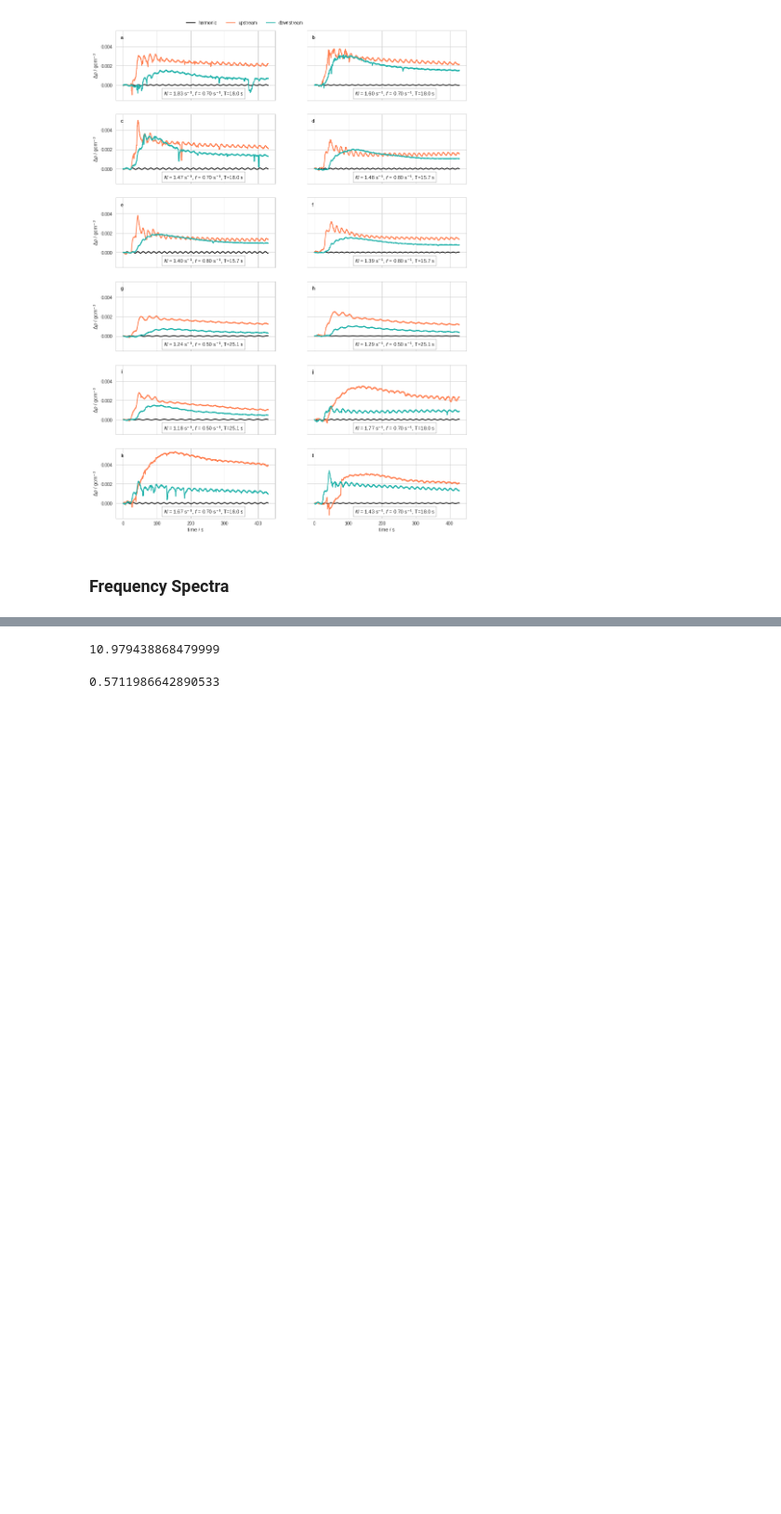
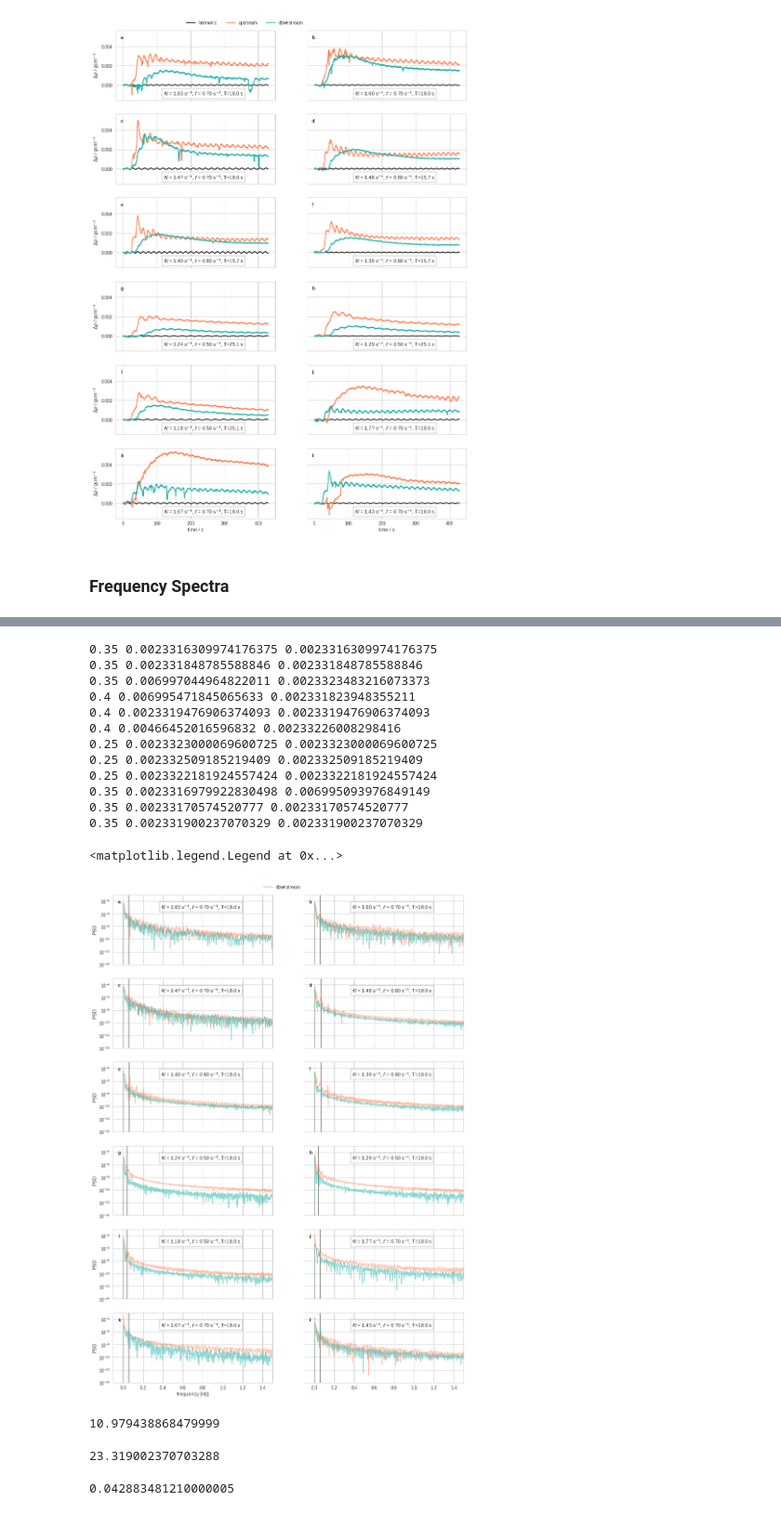
Before and after one commit to UBC-MOAD/MultipleCanyons, a Jupyter notebook: lab/Conduino/notebooks/Oscillations_II.ipynb, the cells around one changed output, grey strips where cells are left out. Shown at 93% size. Cells and saved outputs as stored; diff of their text form; code cells hidden in the pictures; blank space fills up the shorter version.

```diff
--- a/lab/Conduino/notebooks/Oscillations_II.ipynb
+++ b/lab/Conduino/notebooks/Oscillations_II.ipynb
@@ -312,8 +315,78 @@ ax1.legend(ncol=3,bbox_to_anchor=(0,1.2))
+# %%
+sns.set_style('whitegrid')
+fig, ((ax0,ax1),(ax2,ax3),(ax4,ax5),(ax6,ax7),(ax8,ax9),(ax10,ax11)) = plt.subplots(6, 2, figsize=(14,20),
+                                                                                    sharey=True, sharex=True)
+axs = [ax0,ax1,ax2,ax3,ax4,ax5,ax6,ax7,ax8,ax9,ax10,ax11]
+panel_labels = ['a','b','c','d','e','f','g','h','i','j','k','l']
+rho0=998.5
+g = 9.81
+for exp, kk, ax, pan_lab in zip(exp_dicts, range(exp_num), axs, panel_labels):
+    for ii,col in zip(range(len(exp['run_files'])),colors):
+        filepath = exp['dir']+exp['run_files'][ii]
+        mat = sio.loadmat(filepath, squeeze_me=True)
+        P1 = mat['ch1']
+        P2 = mat['ch2']
+        dt = mat['dt']
+        time = mat['time']
+        if exp['calibration']=='09Aug19':
+            dens1 = ctools.densANK1_09Aug19(P1)
+            dens2 = ctools.densANK2_09Aug19(P2)
+        else:
+            dens1 = ctools.densANK1_17Aug19(P1)
+            dens2 = ctools.densANK2_17Aug19(P2)
+
+        N =((g/rho0)*((1000*exp["rho_sb"][ii]-1000*exp["rho_top"][ii])/(exp["hsb"]*0.01)))**0.5
+        f0 = (exp["fo"]/2)/(2*np.pi) # f/2 is omega, table speed in rad/s, /2pi to get rid of rad
+        samp_freq = len(time)/np.max(time) # Hz
+        ax.axvline(f0,color='0.5')
+
+        freq_per, Pxx_den_per = signal.periodogram(dens1-dens1[0], samp_freq,detrend='constant')
+        freq_per2, Pxx_den_per2 = signal.periodogram(dens2-dens2[0], samp_freq,detrend='constant')
+
+        print(exp["fo"]/2,(freq_per[np.argmax(Pxx_den_per)]),(freq_per2[np.argmax(Pxx_den_per2)]))
+        ax.semilogy(freq_per, Pxx_den_per, color='coral', alpha=0.5)
+        ax.semilogy(freq_per2, Pxx_den_per2,color='lightseagreen', label='downstream', alpha=0.5)
+
+
+
+        ax.text(0.3,0.8,'$N$ = %1.2f s$^{-1}$, $f$ = %1.2f s$^{-1}$, T=%1.1f s' \
+                %(N,exp["fo"],inertial_period), transform=ax.transAxes,fontsize=11,
+                bbox=dict(facecolor='white', alpha=1) )
+        ax.text(0.03,0.88, pan_lab, fontweight='bold', transform=ax.transAxes)
+        ax.set_ylim(1E-14,1E-3)
+        ax.set_xlim(-0.1,1.5)
+for ax in [ax0,ax2,ax4,ax6,ax8, ax10]:
+    ax.set_ylabel('PSD')
+
+ax10.set_xlabel('frequency [Hz]')
+
+ax1.legend(ncol=3,bbox_to_anchor=(0,1.2))
+# %% [output]
+0.35 0.0023316309974176375 0.0023316309974176375
+0.35 0.002331848785588846 0.002331848785588846
+0.35 0.006997044964822011 0.0023323483216073373
+0.4 0.006995471845065633 0.002331823948355211
+0.4 0.0023319476906374093 0.0023319476906374093
+0.4 0.00466452016596832 0.00233226008298416
+0.25 0.0023323000069600725 0.0023323000069600725
+0.25 0.002332509185219409 0.002332509185219409
+0.25 0.0023322181924557424 0.0023322181924557424
+0.35 0.0023316979922830498 0.006995093976849149
+0.35 0.00233170574520777 0.00233170574520777
+0.35 0.002331900237070329 0.002331900237070329
+<matplotlib.legend.Legend at 0x...>
+[figure, added]
 # %%
 1/(0.09107933583662647)
 # %% [output]
 10.979438868479999
-# %%
-(2*np.pi)/11
-# %% [output]
-0.5711986642890533
+# %%
+samp_freq = len(time)/np.max(time) # Hz
+samp_freq
+# %% [output]
+23.319002370703288
+# %%
+samp_period = 1/samp_freq
+samp_period
+# %% [output]
+0.042883481210000005
```
Also changed, not shown: parts of 1 cell of this notebook.
